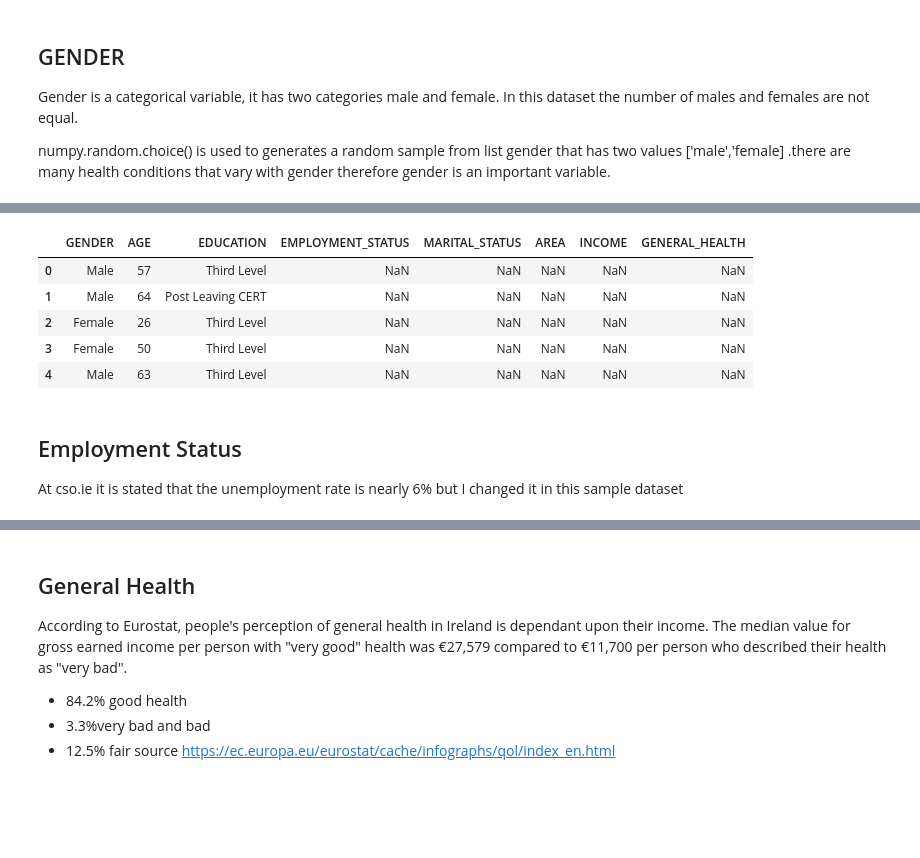
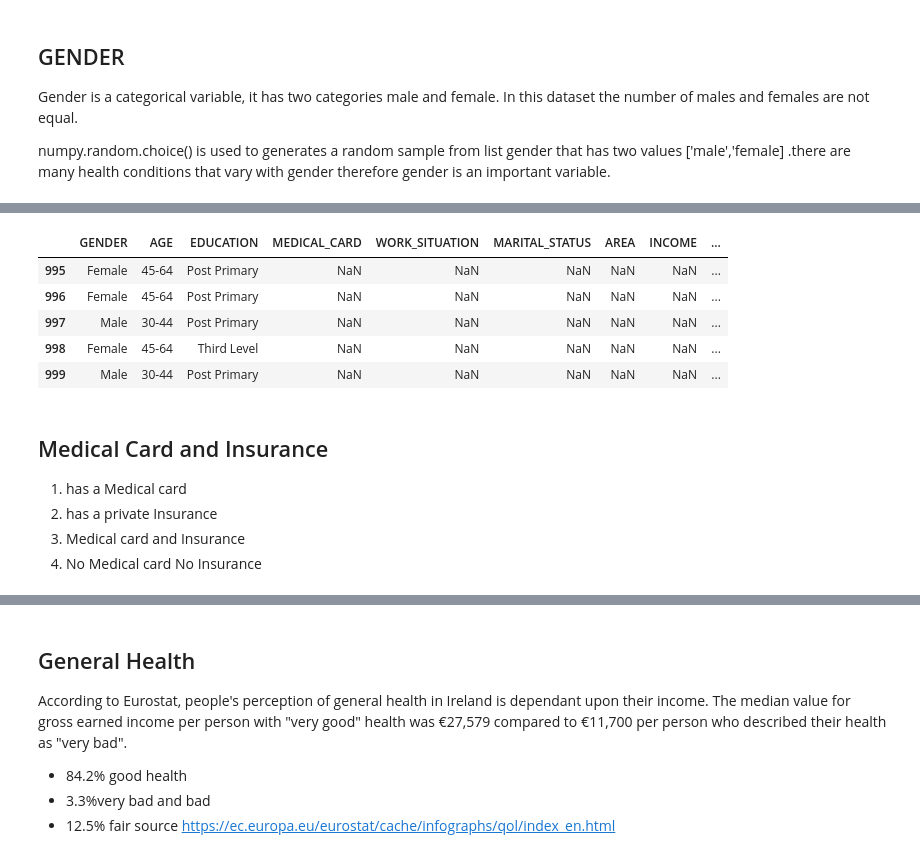
Before and after one commit to Freeha-S/ProgDA_Project, a Jupyter notebook: ProgDA-Project.ipynb, the cells around one changed output, grey strips where cells are left out. Saved outputs shown, nothing was run; the diff lists cells and outputs as text; code cells hidden in the pictures; blank space fills up the shorter version.

```diff
--- a/ProgDA-Project.ipynb
+++ b/ProgDA-Project.ipynb
@@ -66,11 +69,12 @@ import matplotlib.pyplot as plt
 data1 = ['GENDER: Female, Male',
          'AGE: years',
          'EDUCATION:',
-         'EMPLOYMENT_STATUS: ',
+         'MEDICAL_CARD',
+         'WORK_SITUATION: ',
          'MARITAL_STATUS: ',
          'AREA: ',
-         'INCOME: Income yearly',
-         'GENERAL_HEALTH:'
+         'INCOME: ',
+         'SOCIAL_CLASS:'
 ]
 short_names = [d.split(':')[0] for d in data1]
 #create the dataset
@@ -89,7 +93,7 @@ numpy.random.choice() is used to generates a random sample from  list gender tha
 np.random.seed(256) # Set the random seed
 gender=['Male','Female']
 
-data['GENDER']= np.random.choice(gender, 1000)
+data['GENDER']= np.random.choice(gender,1000,p=[0.495,0.505])
 
 data['GENDER'].value_counts()
 # %% [output]
@@ -108,14 +113,14 @@ to simulate the data for age column use numpy.random.randint  .
 # %%
 np.random.seed(256) # Set the random seed
-data['AGE'] = np.random.randint(25,65, size= 1000,dtype='int')# use np.random.randint to generate number between 25-64 from uniform distribution
-fig= plt.figure(figsize=(10,6))
+#data['AGE'] = np.random.randint(25,65, size= 1000,dtype='int')# use np.random.randint to generate number between 25-64 from uniform distribution
+age=['18-29','30-44','45-64','65+']
+data['AGE'] = np.random.choice(age, 1000, p=[0.25,0.31,0.29,0.15])
+#data = data.astype({"AGE": int})
+#fig= plt.figure(figsize=(10,6))
 sns.countplot(data['AGE'])
 
 # In first attempt i used the following code as i think of numeric data
 #but than i changed to categories as i found slan statistics better
 ###data['AGE'] = np.random.randint(25,45, size= 1000,dtype='int')
-##age=['18-29','30-44','45-64','65+']
-##data['AGE'] = np.random.choice(age, 1000, p=[0.25,0.31,0.29,0.15])
-#data = data.astype({"AGE": int})
 # %% [output]
 <matplotlib.axes._subplots.AxesSubplot at 0x...>
@@ -148,17 +135,20 @@ the data in the column is correspondent to the cso.ie statisics about education
 # %%
 np.random.seed(256)
 
-Edu= ['Third Level','Post Leaving CERT','Higher Secondary','Lower Secondary','Primary or Below']
+Edu= ['Primary','Post Primary','Third Level']
 #source: https://www.cso.ie/en/releasesandpublications/er/eda/educationalattainmentthematicreport2019/
-data['EDUCATION']= np.random.choice(Edu, 1000, p=[0.47,0.15,0.22,0.11,0.05])
-data.head(5)
+data['EDUCATION']= np.random.choice(Edu, 1000, p=[0.196,0.44,0.364])
+data.tail(5)
 # %% [output]
-|  | GENDER | AGE | EDUCATION | EMPLOYMENT_STATUS | MARITAL_STATUS | AREA | INCOME | GENERAL_HEALTH |
-| 0 | Male | 57 | Third Level | NaN | NaN | NaN | NaN | NaN |
-| 1 | Male | 64 | Post Leaving CERT | NaN | NaN | NaN | NaN | NaN |
-| 2 | Female | 26 | Third Level | NaN | NaN | NaN | NaN | NaN |
-| 3 | Female | 50 | Third Level | NaN | NaN | NaN | NaN | NaN |
-| 4 | Male | 63 | Third Level | NaN | NaN | NaN | NaN | NaN |
+|  | GENDER | AGE | EDUCATION | MEDICAL_CARD | WORK_SITUATION | MARITAL_STATUS | AREA | INCOME | ... |
+| 995 | Female | 45-64 | Post Primary | NaN | NaN | NaN | NaN | NaN | ... |
+| 996 | Female | 45-64 | Post Primary | NaN | NaN | NaN | NaN | NaN | ... |
+| 997 | Male | 30-44 | Post Primary | NaN | NaN | NaN | NaN | NaN | ... |
+| 998 | Female | 45-64 | Third Level | NaN | NaN | NaN | NaN | NaN | ... |
+| 999 | Male | 30-44 | Post Primary | NaN | NaN | NaN | NaN | NaN | ... |
-# %% [markdown]
-## Employment Status
-At cso.ie it is stated that the unemployment rate is nearly 6% but I changed it in this sample dataset
+# %% [markdown]
+## Medical Card and Insurance
+1. has a Medical card
+2. has a private Insurance
+3. Medical card and Insurance
+4. No Medical card No Insurance
```
Also changed, not shown: parts of 36 cells of this notebook, 2 other files.
